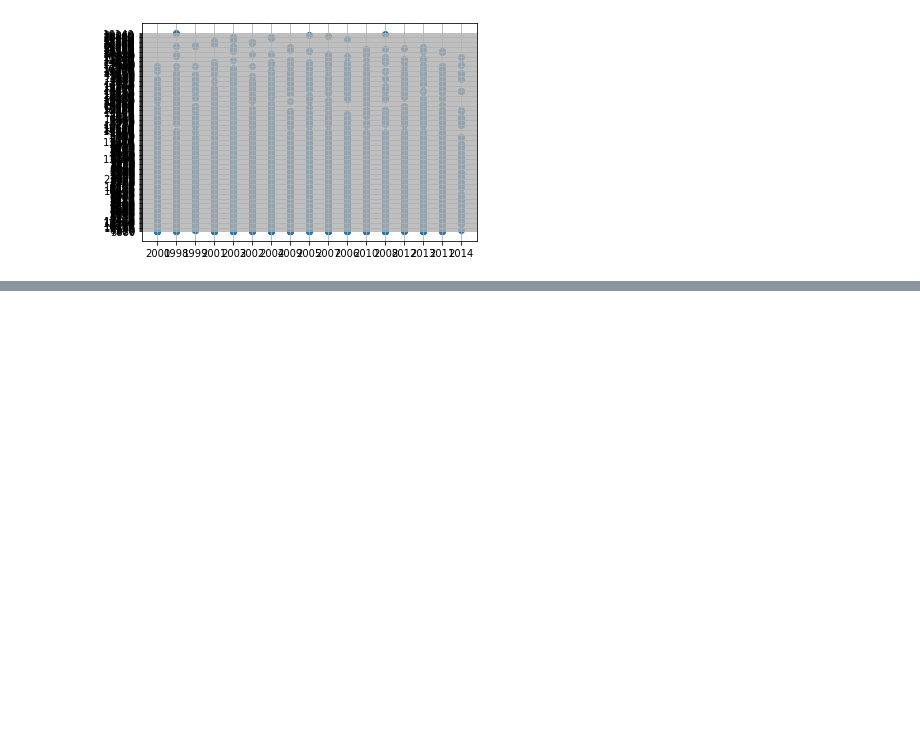
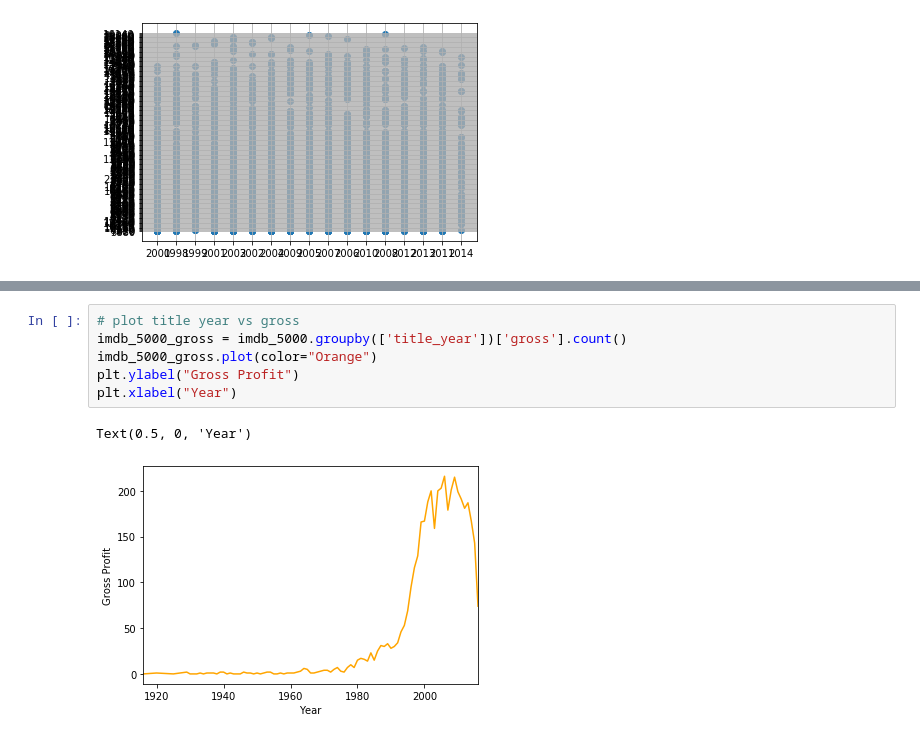
Before and after one commit to PedroSF88/SMU_Project_Group_1, a Jupyter notebook: project_1.ipynb, the cells around one changed output, grey strips where cells are left out. Drawn from its saved outputs; the diff is of its cells as text; blank space fills up the shorter version.

```diff
--- a/project_1.ipynb
+++ b/project_1.ipynb
@@ -163,0 +261,9 @@ plt.grid(True)
+# %%
+# plot title year vs gross
+imdb_5000_gross = imdb_5000.groupby(['title_year'])['gross'].count()
+imdb_5000_gross.plot(color="Orange")
+plt.ylabel("Gross Profit")
+plt.xlabel("Year")
+# %% [output]
+Text(0.5, 0, 'Year')
+[figure, added]
```
Also changed, not shown: parts of 16 cells of this notebook.
